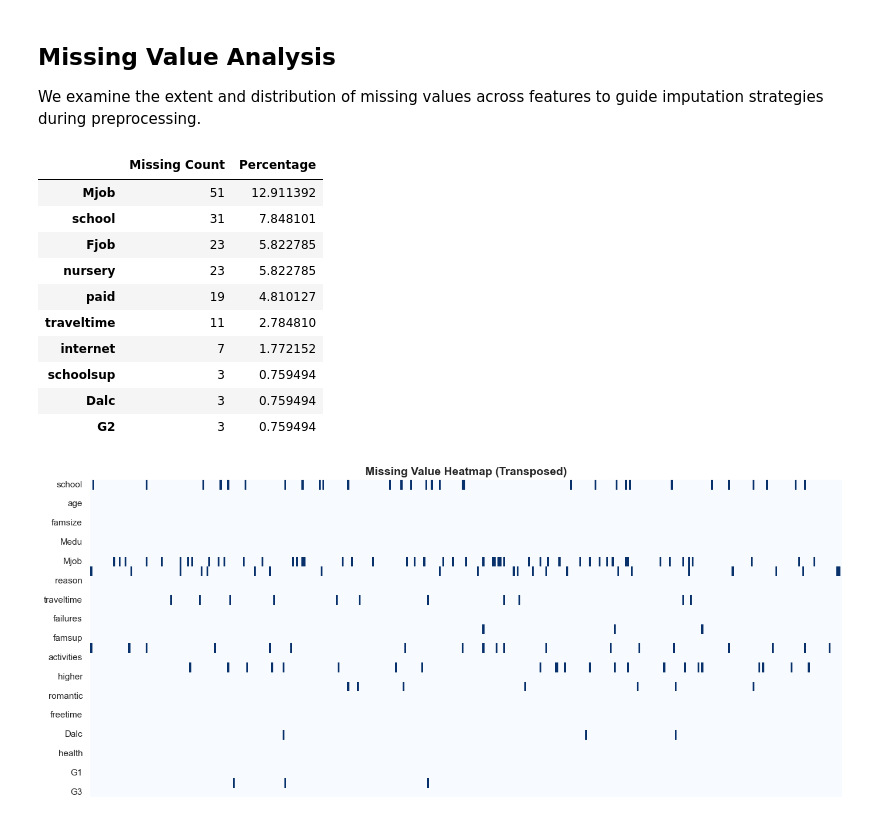
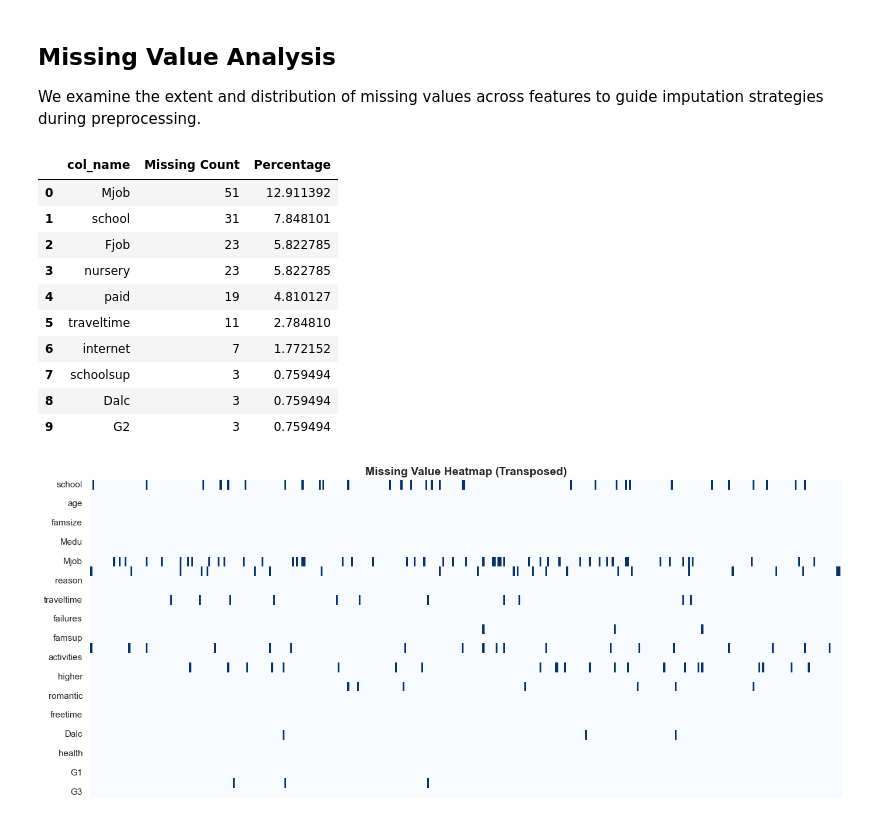
Before and after one commit to levtitanyan/student-performance-ml, a Jupyter notebook: notebooks/01_eda.ipynb, the cells around one changed output. Cells and saved outputs as stored; diff of their text form; code cells hidden in the pictures.

```diff
--- a/notebooks/01_eda.ipynb
+++ b/notebooks/01_eda.ipynb
@@ -48,26 +50,29 @@ We examine the extent and distribution of missing values across features to guid
 # %%
 # Count missing values and calculate percentages
 missing_report = (
     df.isnull()
     .sum()
     .to_frame(name='Missing Count')
     .assign(Percentage=lambda x: 100 * x['Missing Count'] / len(df))
     .query('`Missing Count` > 0')
     .sort_values('Percentage', ascending=False)
+    .reset_index()  # Moves index to a column
+    .rename(columns={"index": "col_name"})
 )
+
 missing_report
 # %% [output]
-|  | Missing Count | Percentage |
-| Mjob | 51 | 12.911392 |
-| school | 31 | 7.848101 |
-| Fjob | 23 | 5.822785 |
-| nursery | 23 | 5.822785 |
-| paid | 19 | 4.810127 |
-| traveltime | 11 | 2.784810 |
-| internet | 7 | 1.772152 |
-| schoolsup | 3 | 0.759494 |
-| Dalc | 3 | 0.759494 |
-| G2 | 3 | 0.759494 |
+|  | col_name | Missing Count | Percentage |
+| 0 | Mjob | 51 | 12.911392 |
+| 1 | school | 31 | 7.848101 |
+| 2 | Fjob | 23 | 5.822785 |
+| 3 | nursery | 23 | 5.822785 |
+| 4 | paid | 19 | 4.810127 |
+| 5 | traveltime | 11 | 2.784810 |
+| 6 | internet | 7 | 1.772152 |
+| 7 | schoolsup | 3 | 0.759494 |
+| 8 | Dalc | 3 | 0.759494 |
+| 9 | G2 | 3 | 0.759494 |
 # %%
 missing_value_heatmap = plot_missing_heatmap(df)
 # %% [output]
```
Also changed, not shown: parts of 5 cells of this notebook, 10 other files.
